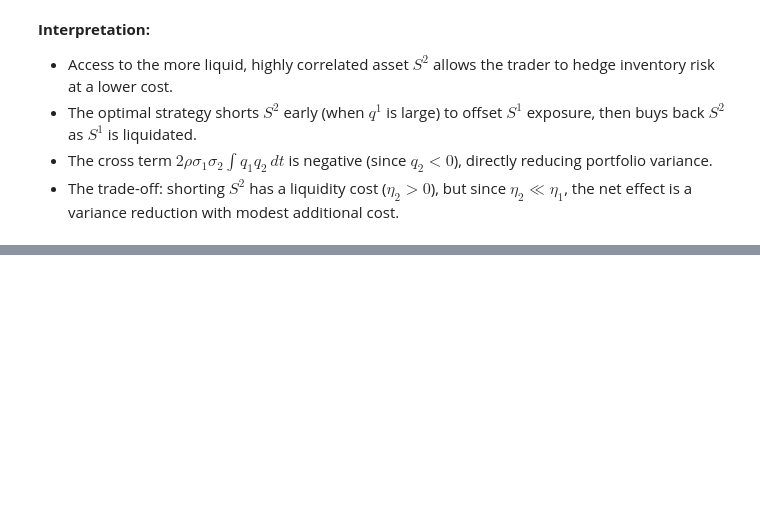
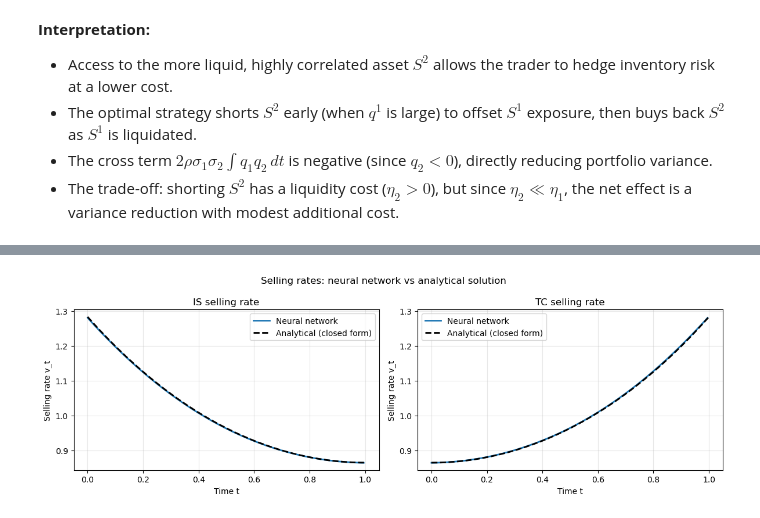
Before and after one commit to BenjaminFernandesNeres/almgren-chriss-extensions, a Jupyter notebook: main.ipynb, the cells around one changed output, grey strips where cells are left out. Cells and saved outputs as stored; diff of their text form; code cells hidden in the pictures; blank space fills up the shorter version.

```diff
--- a/main.ipynb
+++ b/main.ipynb
@@ -604,0 +648,22 @@ for name, q_path in [('IS', q_nn_is), ('TC', q_nn_tc), ('POV', q_nn_pov)]:
+# %%
+fig, axes = plt.subplots(1, 2, figsize=(12, 4))
+
+axes[0].plot(t_nn_is[:-1], v_nn_is, label='Neural network')
+axes[0].plot(t_an_is, v_an_is, 'k--', label='Analytical (closed form)')
+axes[0].set_title('IS selling rate')
+axes[0].set_xlabel('Time t')
+axes[0].set_ylabel('Selling rate v_t')
+axes[0].legend()
+
+axes[1].plot(t_nn_tc[:-1], v_nn_tc, label='Neural network')
+axes[1].plot(t_an_tc, v_an_tc, 'k--', label='Analytical (closed form)')
+axes[1].set_title('TC selling rate')
+axes[1].set_xlabel('Time t')
+axes[1].set_ylabel('Selling rate v_t')
+axes[1].legend()
+
+plt.suptitle('Selling rates: neural network vs analytical solution', fontsize=12)
+plt.tight_layout()
+plt.show()
+# %% [output]
+[figure, added]
```
Also changed, not shown: parts of 8 cells of this notebook, 1 other file.
